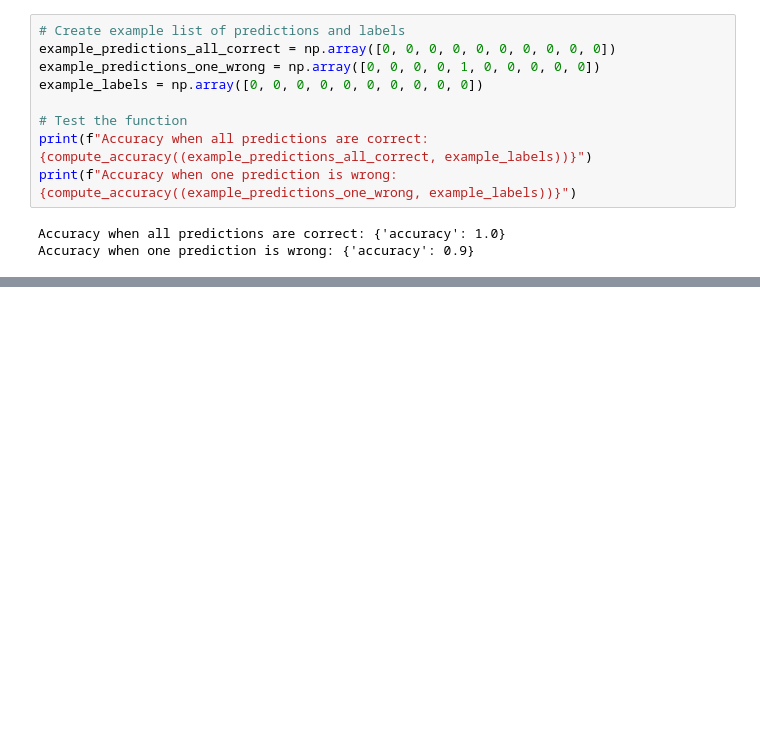
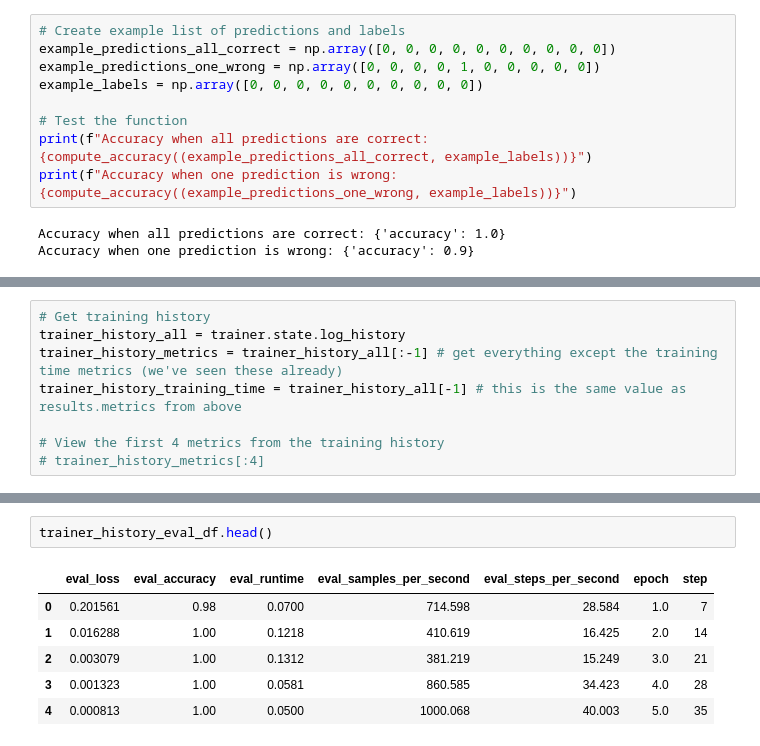
Before and after one commit to banno-0720/learning_PyTorch, a Jupyter notebook: hugging_face_text_classification.ipynb, the cells around one changed output, grey strips where cells are left out. Cells and saved outputs as stored; diff of their text form; blank space fills up the shorter version.

```diff
--- a/hugging_face_text_classification.ipynb
+++ b/hugging_face_text_classification.ipynb
@@ -776,0 +744,8 @@ Accuracy when one prediction is wrong: {'accuracy': 0.9}
+# %%
+# Get training history
+trainer_history_all = trainer.state.log_history
+trainer_history_metrics = trainer_history_all[:-1] # get everything except the training time metrics (we've seen these already)
+trainer_history_training_time = trainer_history_all[-1] # this is the same value as results.metrics from above
+
+# View the first 4 metrics from the training history
+# trainer_history_metrics[:4]
@@ -776,0 +805,9 @@ Accuracy when one prediction is wrong: {'accuracy': 0.9}
+# %%
+trainer_history_eval_df.head()
+# %% [output]
+|  | eval_loss | eval_accuracy | eval_runtime | eval_samples_per_second | eval_steps_per_second | epoch | step |
+| 0 | 0.201561 | 0.98 | 0.0700 | 714.598 | 28.584 | 1.0 | 7 |
+| 1 | 0.016288 | 1.00 | 0.1218 | 410.619 | 16.425 | 2.0 | 14 |
+| 2 | 0.003079 | 1.00 | 0.1312 | 381.219 | 15.249 | 3.0 | 21 |
+| 3 | 0.001323 | 1.00 | 0.0581 | 860.585 | 34.423 | 4.0 | 28 |
+| 4 | 0.000813 | 1.00 | 0.0500 | 1000.068 | 40.003 | 5.0 | 35 |
```
Also changed, not shown: parts of 47 cells of this notebook.
